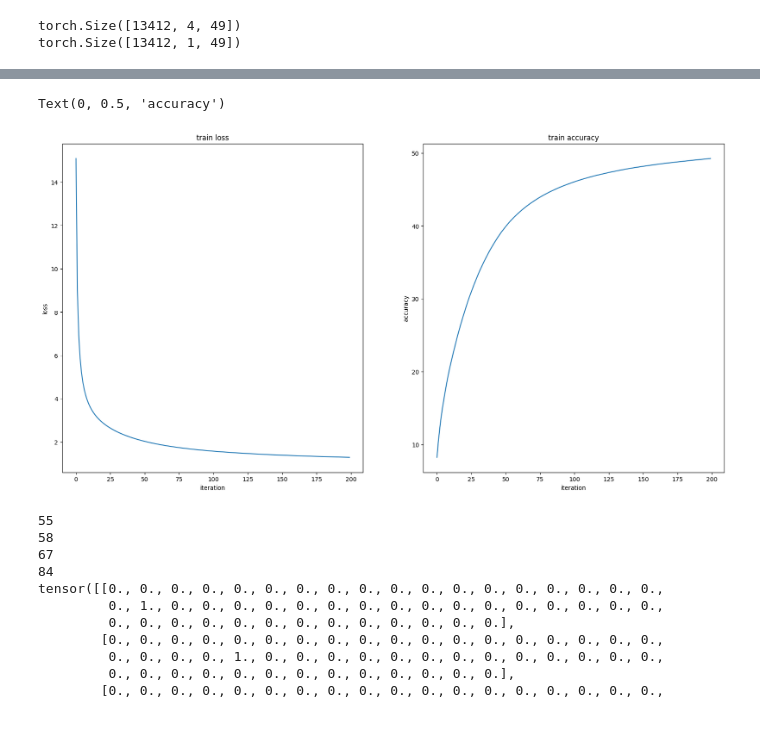
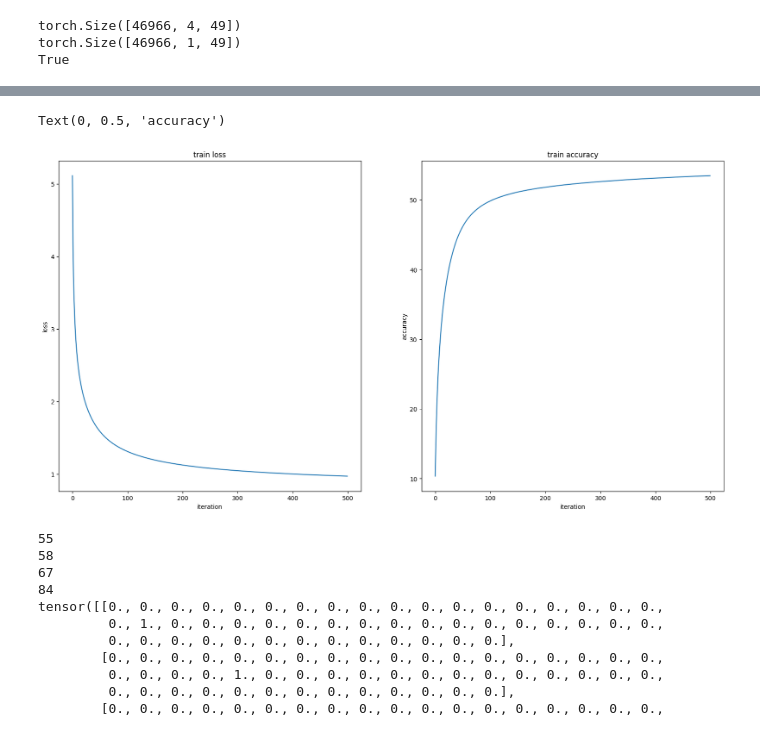
Before and after one commit to conuhacks7/MeLody, a Jupyter notebook: backend/nn.ipynb, the cells around one changed output, grey strips where cells are left out. Saved outputs shown, nothing was run; the diff lists cells and outputs as text; code cells hidden in the pictures.

```diff
--- a/backend/nn.ipynb
+++ b/backend/nn.ipynb
@@ -14,9 +15,13 @@ target = torch.load("target.pt")
 
 print(training.shape)
 print(target.shape)
+
+device = 'cuda'
+print(torch.cuda.is_available())
 # %% [output]
-torch.Size([13412, 4, 49])
-torch.Size([13412, 1, 49])
+torch.Size([46966, 4, 49])
+torch.Size([46966, 1, 49])
+True
 # %%
 # Size of each weight/bias layer
 h1_size = 200
@@ -57,16 +62,16 @@ def nn(input, param_dict):
     x = input.view(-1 , 4*49)
 
     # First fully-connected layer
-    x = torch.relu_(x @ param_dict['W0'] + param_dict['b0'])
+    x = torch.tanh(x @ param_dict['W0'] + param_dict['b0'])
 
     # Second fully-connected layer
-    x = torch.relu_(x @ param_dict['W1'] + param_dict['b1'])
+    x = torch.tanh(x @ param_dict['W1'] + param_dict['b1'])
 
     # Third fully-connected layer
-    x = torch.relu_(x @ param_dict['W2']  + param_dict['b2'])
+    x = torch.tanh(x @ param_dict['W2']  + param_dict['b2'])
 
     # Fourth fully-connected layer
-    x = torch.relu_(x @ param_dict['W3']  + param_dict['b3'])
+    x = torch.tanh(x @ param_dict['W3']  + param_dict['b3'])
 
     # Output layer
     x = x @ param_dict['W4']  + param_dict['b4']
@@ -80,8 +85,8 @@ print("Welcome!\n")
 print(f"The network will be trained on {target.shape[0]} notes.\n========================\n")
 
 batch_size = 250 # minibatch size
-epochs = 200 # number of epochs to iterate
-alpha = 0.1 # learning rate
+epochs = 500 # number of epochs to iterate
+alpha = 0.05 # learning rate
 
 train_losses = [] # use to append the loss for each minibatch
 train_accs = [] # use to append the acc of minibatch
@@ -167,5 +172,5 @@ The network will be trained on 13412 notes.
 Text(0, 0.5, 'accuracy')
-[figure, old version]
+[figure, new version]
 # %%
 # test the code
 y = torch.zeros(4, 49)
```
Also changed, not shown: parts of 2 cells of this notebook, 5 other files.
